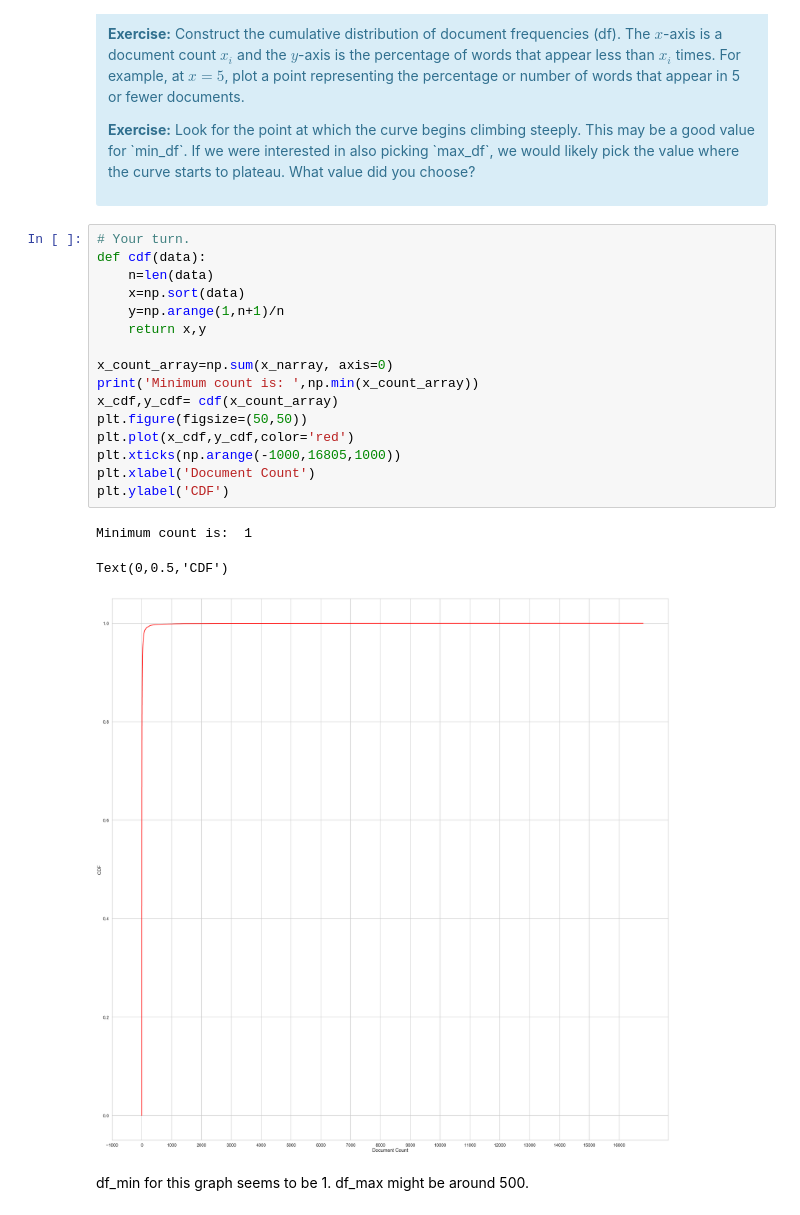
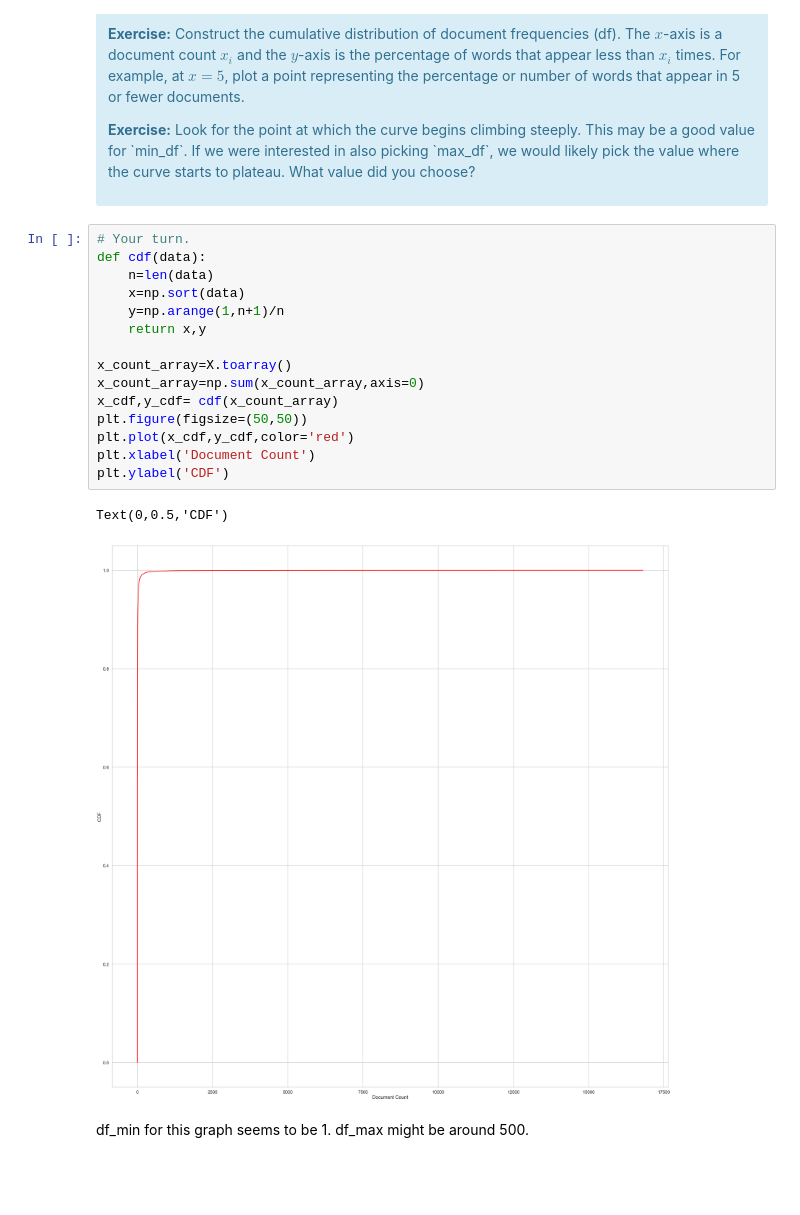
Before and after one commit to dariazhuk357/Springboard, a Jupyter notebook: Mini_Project_Naive_Bayes.ipynb, the cells around one changed output. Saved outputs shown, nothing was run; the diff lists cells and outputs as text; blank space fills up the shorter version.

```diff
--- a/Mini_Project_Naive_Bayes.ipynb
+++ b/Mini_Project_Naive_Bayes.ipynb
@@ -311,23 +331,21 @@ First, let's find an appropriate value for `min_df` for the `CountVectorizer`. `
 # %%
 # Your turn.
 def cdf(data):
     n=len(data)
     x=np.sort(data)
     y=np.arange(1,n+1)/n
     return x,y
 
-x_count_array=np.sum(x_narray, axis=0)
-print('Minimum count is: ',np.min(x_count_array))
+x_count_array=X.toarray()
+x_count_array=np.sum(x_count_array,axis=0)
 x_cdf,y_cdf= cdf(x_count_array)
 plt.figure(figsize=(50,50))
 plt.plot(x_cdf,y_cdf,color='red')
-plt.xticks(np.arange(-1000,16805,1000))
 plt.xlabel('Document Count')
 plt.ylabel('CDF')
 # %% [output]
-Minimum count is:  1
+Text(0,0.5,'CDF')
-Text(0,0.5,'CDF')
-[figure, old version]
+[figure, new version]
 # %% [markdown]
 df_min for this graph seems to be 1. df_max might be around 500.
 # %% [markdown]
```
Also changed, not shown: parts of 16 cells of this notebook.
